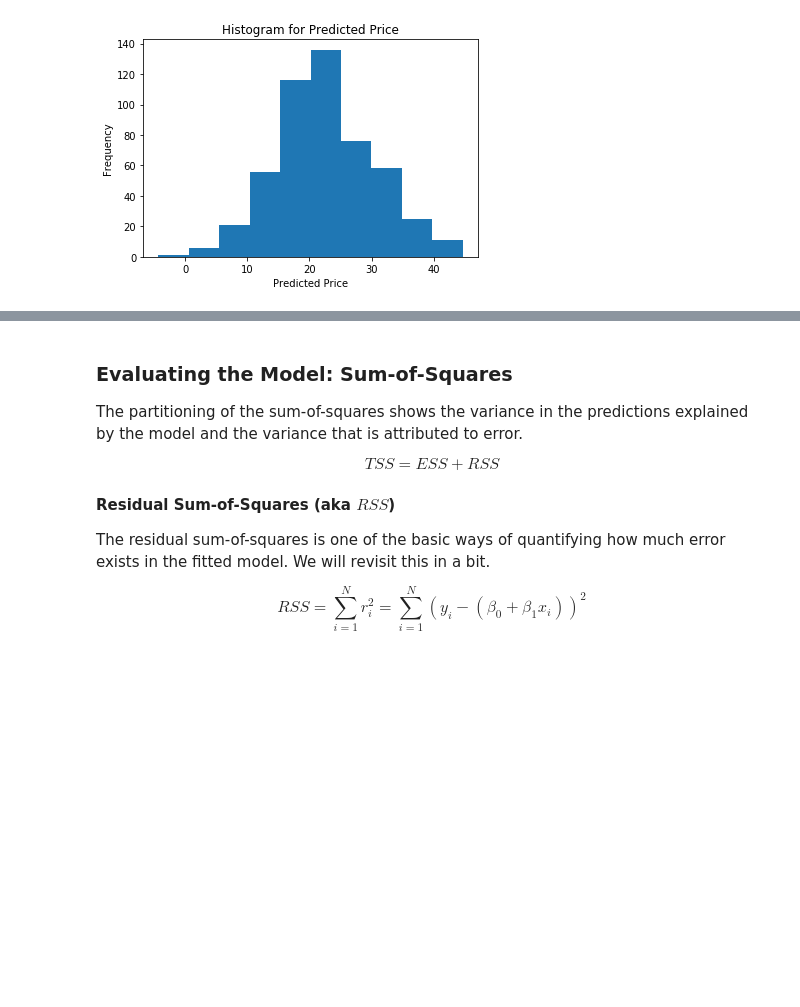
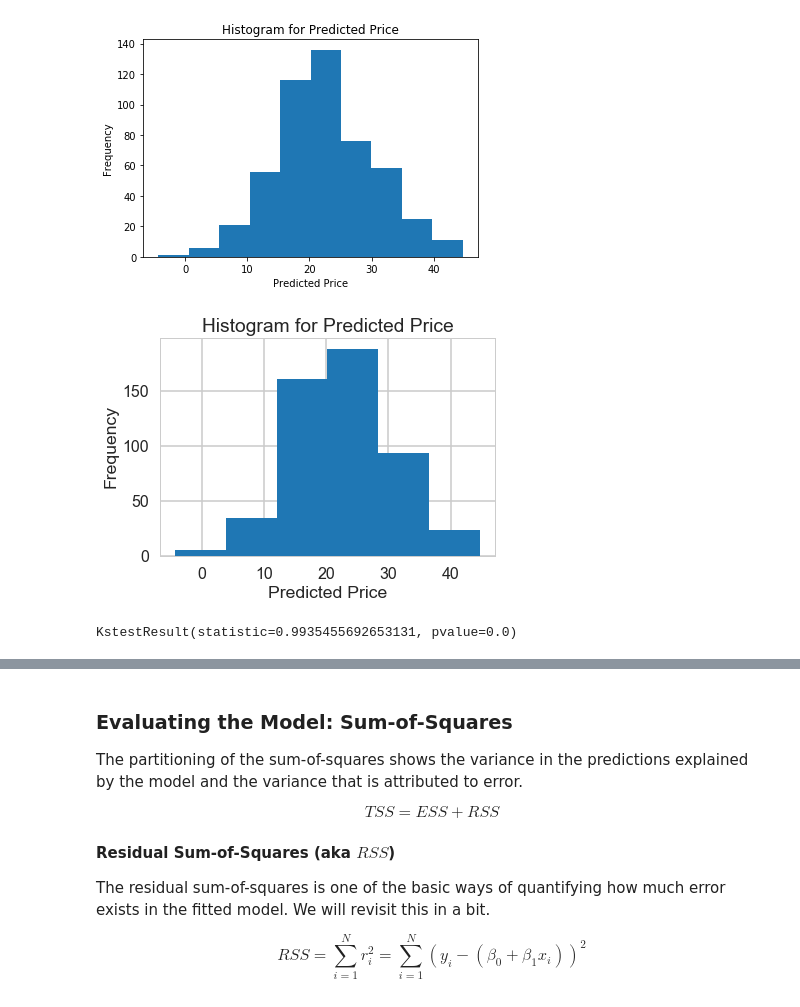
Before and after one commit to rivasjmr/Springboard, a Jupyter notebook: linear_regression/Mini_Project_Linear_Regression.ipynb, the cells around one changed output, grey strips where cells are left out. Cells and saved outputs as stored; diff of their text form; code cells hidden in the pictures; blank space fills up the shorter version.

```diff
--- a/linear_regression/Mini_Project_Linear_Regression.ipynb
+++ b/linear_regression/Mini_Project_Linear_Regression.ipynb
@@ -780,6 +805,21 @@ plt.title("Histogram for Predicted Price")
 plt.show()
 # %% [output]
 [figure]
+# %%
+#Histogram with bins=6
+plt.hist(lm.predict(X), bins=6 )
+plt.xlabel("Predicted Price")
+plt.ylabel("Frequency")
+plt.title("Histogram for Predicted Price")
+plt.show()
+# %% [output]
+[figure, added]
+# %%
+# Normality Test -  Kolmogorov-Smirnov
+ks_results = scipy.stats.kstest(lm.predict(X), cdf='norm')
+ks_results
+# %% [output]
+KstestResult(statistic=0.9935455692653131, pvalue=0.0)
 # %%
 # Scatter Plot
 plt.scatter(lm.predict(X), bos.PRICE)
```
Also changed, not shown: parts of 9 cells of this notebook.
